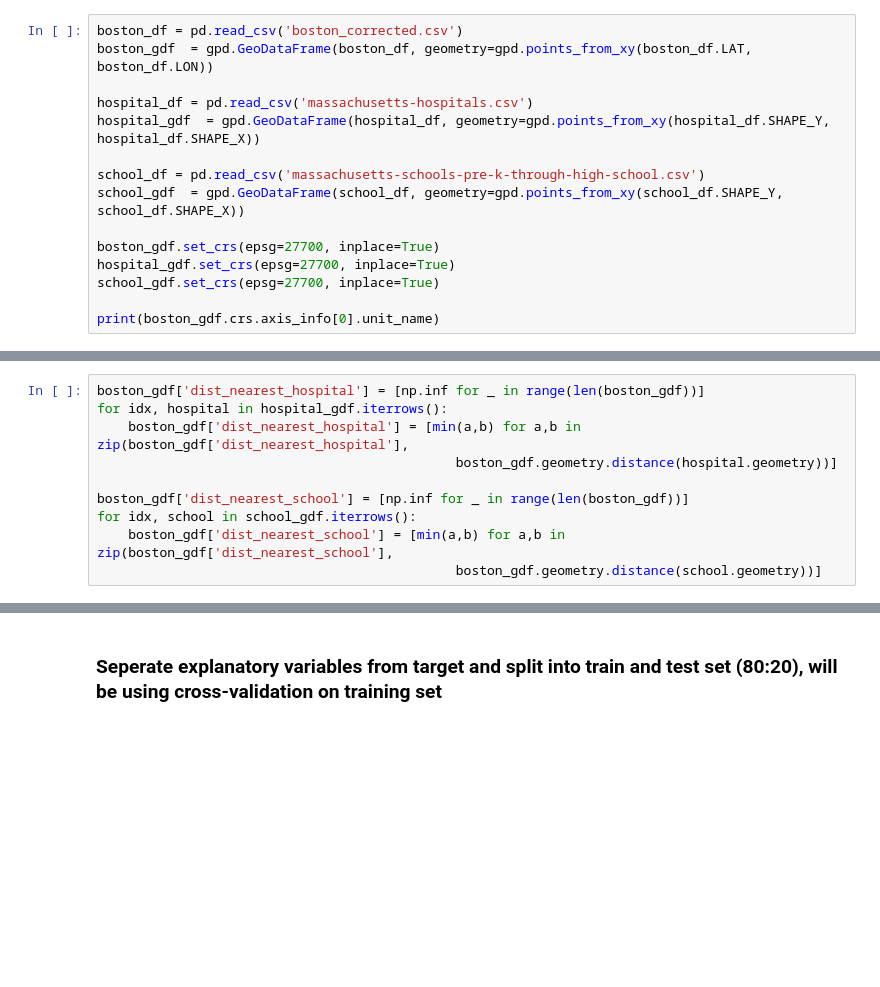
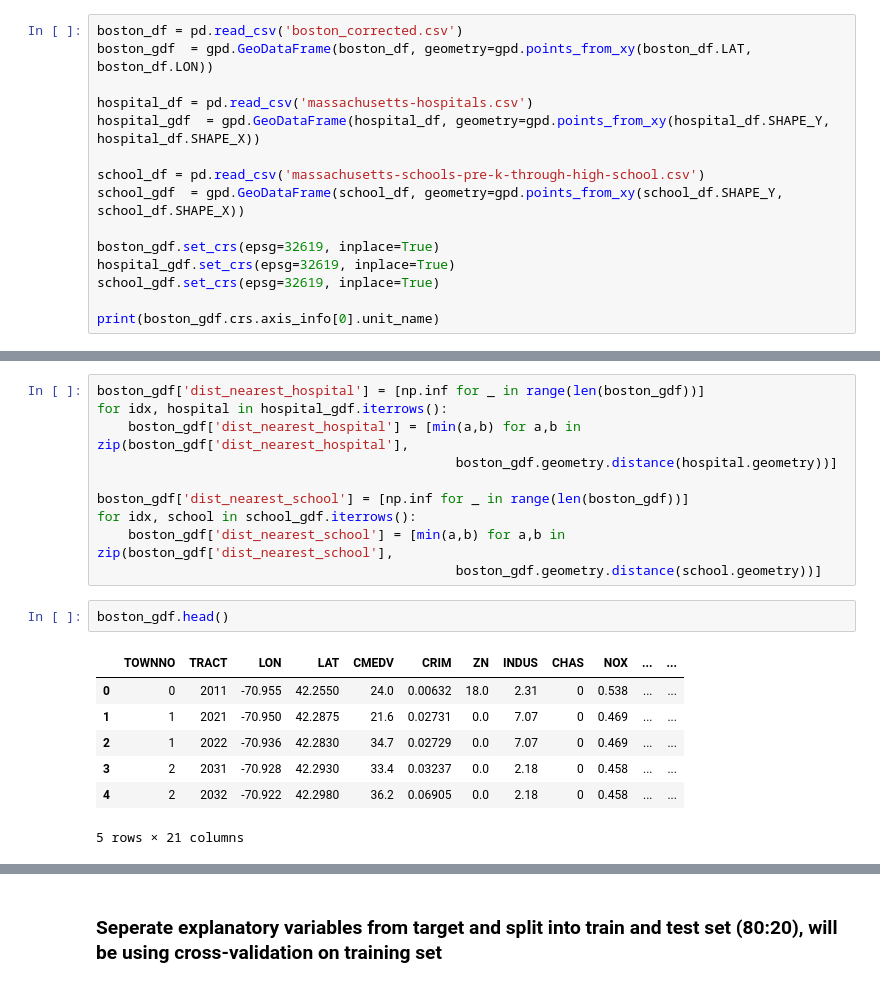
Before and after one commit to jsg16/aihack2021, a Jupyter notebook: data_exploration.ipynb, the cells around one changed output, grey strips where cells are left out. Saved outputs shown, nothing was run; the diff lists cells and outputs as text; blank space fills up the shorter version.

```diff
--- a/data_exploration.ipynb
+++ b/data_exploration.ipynb
@@ -20,9 +20,9 @@ hospital_gdf  = gpd.GeoDataFrame(hospital_df, geometry=gpd.points_from_xy(hospit
 school_df = pd.read_csv('massachusetts-schools-pre-k-through-high-school.csv')
 school_gdf  = gpd.GeoDataFrame(school_df, geometry=gpd.points_from_xy(school_df.SHAPE_Y, school_df.SHAPE_X))
 
-boston_gdf.set_crs(epsg=27700, inplace=True)
-hospital_gdf.set_crs(epsg=27700, inplace=True)
-school_gdf.set_crs(epsg=27700, inplace=True)
+boston_gdf.set_crs(epsg=32619, inplace=True)
+hospital_gdf.set_crs(epsg=32619, inplace=True)
+school_gdf.set_crs(epsg=32619, inplace=True)
 
 print(boston_gdf.crs.axis_info[0].unit_name)
 # %% [output]
@@ -245,3 +245,13 @@ boston_gdf['dist_nearest_school'] = [np.inf for _ in range(len(boston_gdf))]
 for idx, school in school_gdf.iterrows():
     boston_gdf['dist_nearest_school'] = [min(a,b) for a,b in zip(boston_gdf['dist_nearest_school'],
                                               boston_gdf.geometry.distance(school.geometry))]
+# %%
+boston_gdf.head()
+# %% [output]
+|  | TOWNNO | TRACT | LON | LAT | CMEDV | CRIM | ZN | INDUS | CHAS | NOX | ... | ... |
+| 0 | 0 | 2011 | -70.955 | 42.2550 | 24.0 | 0.00632 | 18.0 | 2.31 | 0 | 0.538 | ... | ... |
+| 1 | 1 | 2021 | -70.950 | 42.2875 | 21.6 | 0.02731 | 0.0 | 7.07 | 0 | 0.469 | ... | ... |
+| 2 | 1 | 2022 | -70.936 | 42.2830 | 34.7 | 0.02729 | 0.0 | 7.07 | 0 | 0.469 | ... | ... |
+| 3 | 2 | 2031 | -70.928 | 42.2930 | 33.4 | 0.03237 | 0.0 | 2.18 | 0 | 0.458 | ... | ... |
+| 4 | 2 | 2032 | -70.922 | 42.2980 | 36.2 | 0.06905 | 0.0 | 2.18 | 0 | 0.458 | ... | ... |
+5 rows × 21 columns
```
Also changed, not shown: parts of 1 cell of this notebook.
